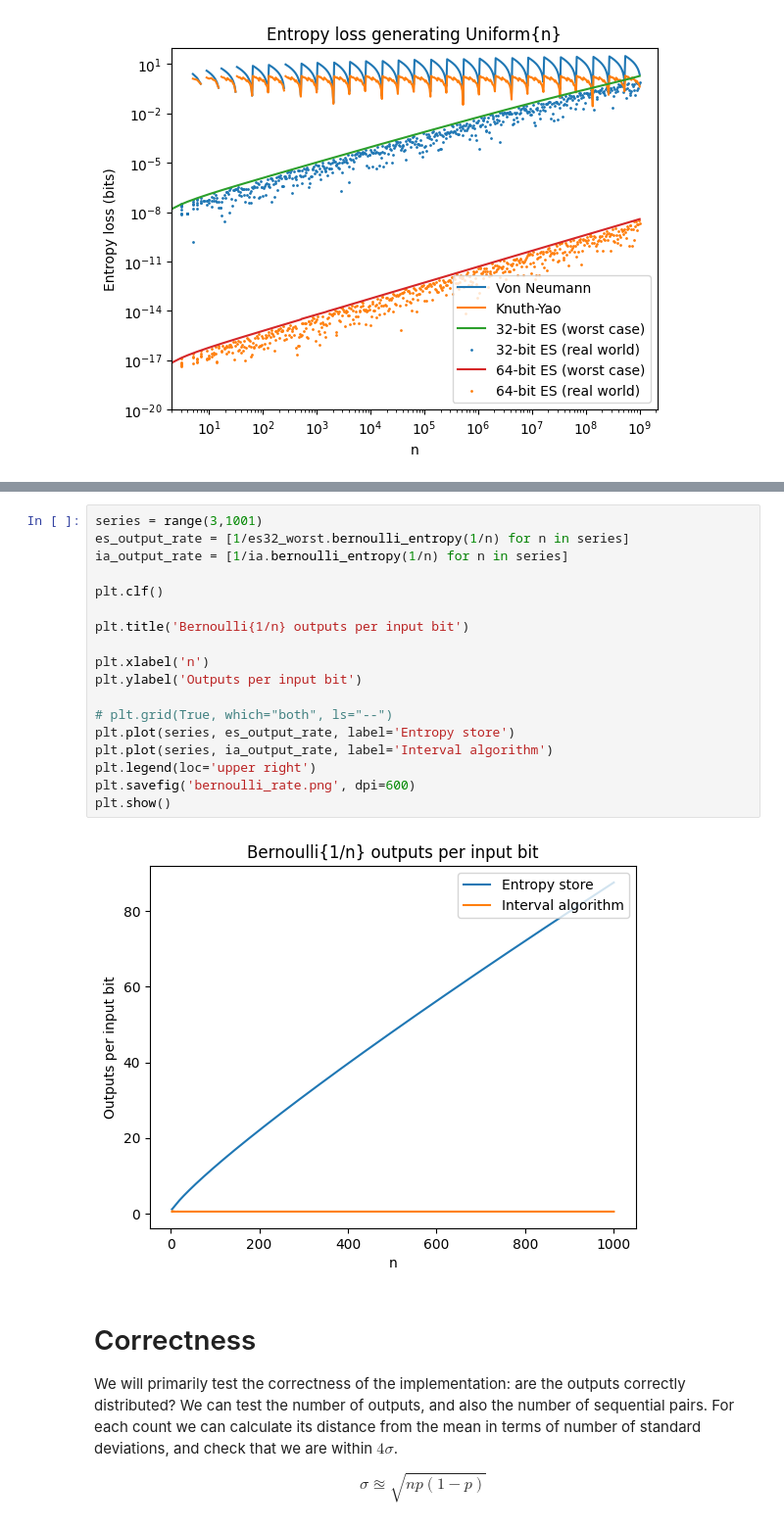
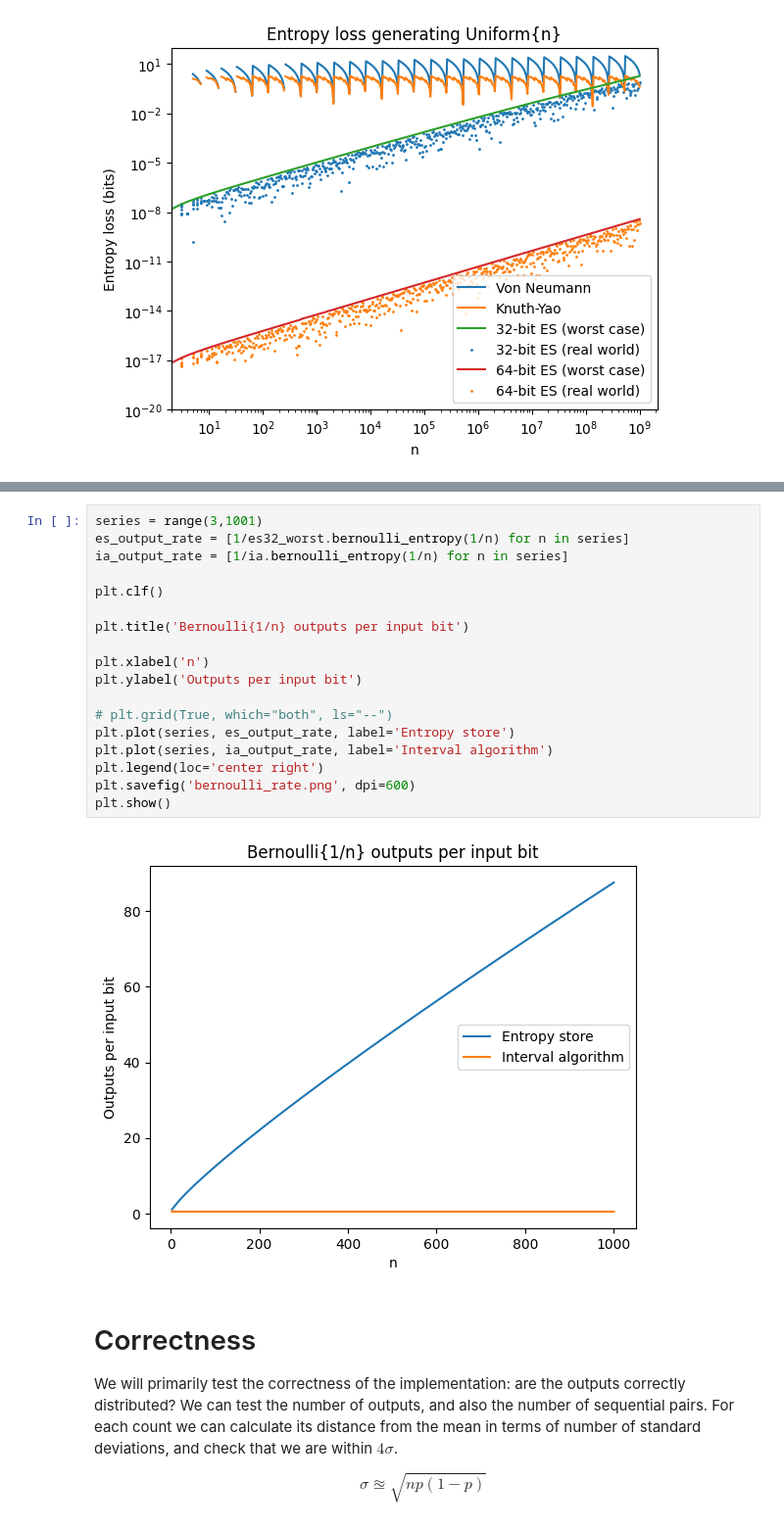
Before and after one commit to calum74/entropy, a Jupyter notebook: reference.ipynb, the cells around one changed output, grey strips where cells are left out. Shown at 98% size. Saved outputs shown, nothing was run; the diff lists cells and outputs as text.

```diff
--- a/reference.ipynb
+++ b/reference.ipynb
@@ -339,23 +389,23 @@ plt.show()
 # %%
 series = range(3,1001)
 es_output_rate = [1/es32_worst.bernoulli_entropy(1/n) for n in series]
 ia_output_rate = [1/ia.bernoulli_entropy(1/n) for n in series]
 
 plt.clf()
 
 plt.title('Bernoulli{1/n} outputs per input bit')
 
 plt.xlabel('n')
 plt.ylabel('Outputs per input bit')
 
 # plt.grid(True, which="both", ls="--")
 plt.plot(series, es_output_rate, label='Entropy store')
 plt.plot(series, ia_output_rate, label='Interval algorithm')
-plt.legend(loc='upper right')
+plt.legend(loc='center right')
 plt.savefig('bernoulli_rate.png', dpi=600)
 plt.show()
 # %% [output]
-[figure, old version]
+[figure, new version]
 # %% [markdown]
 # Correctness
 
```
Also changed, not shown: parts of 15 cells of this notebook, 4 other files.
